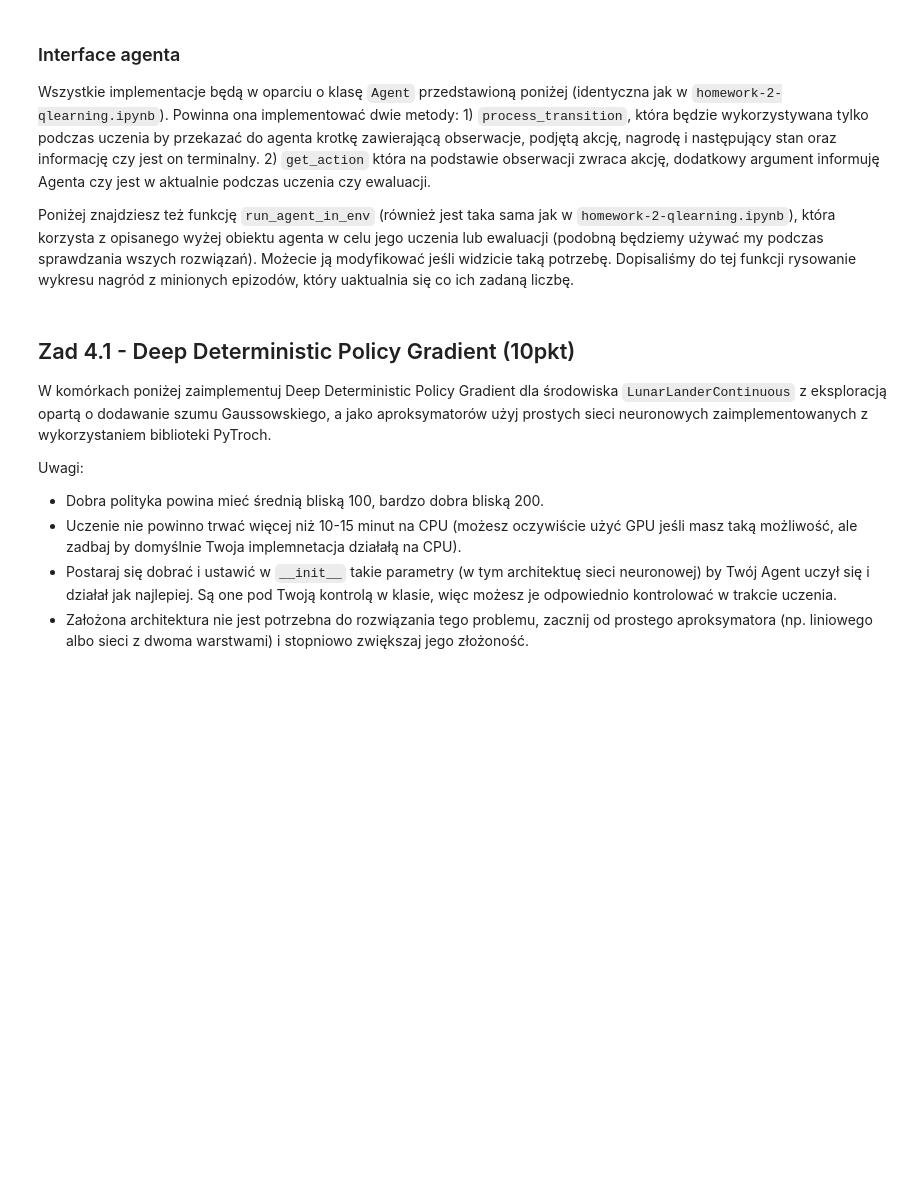
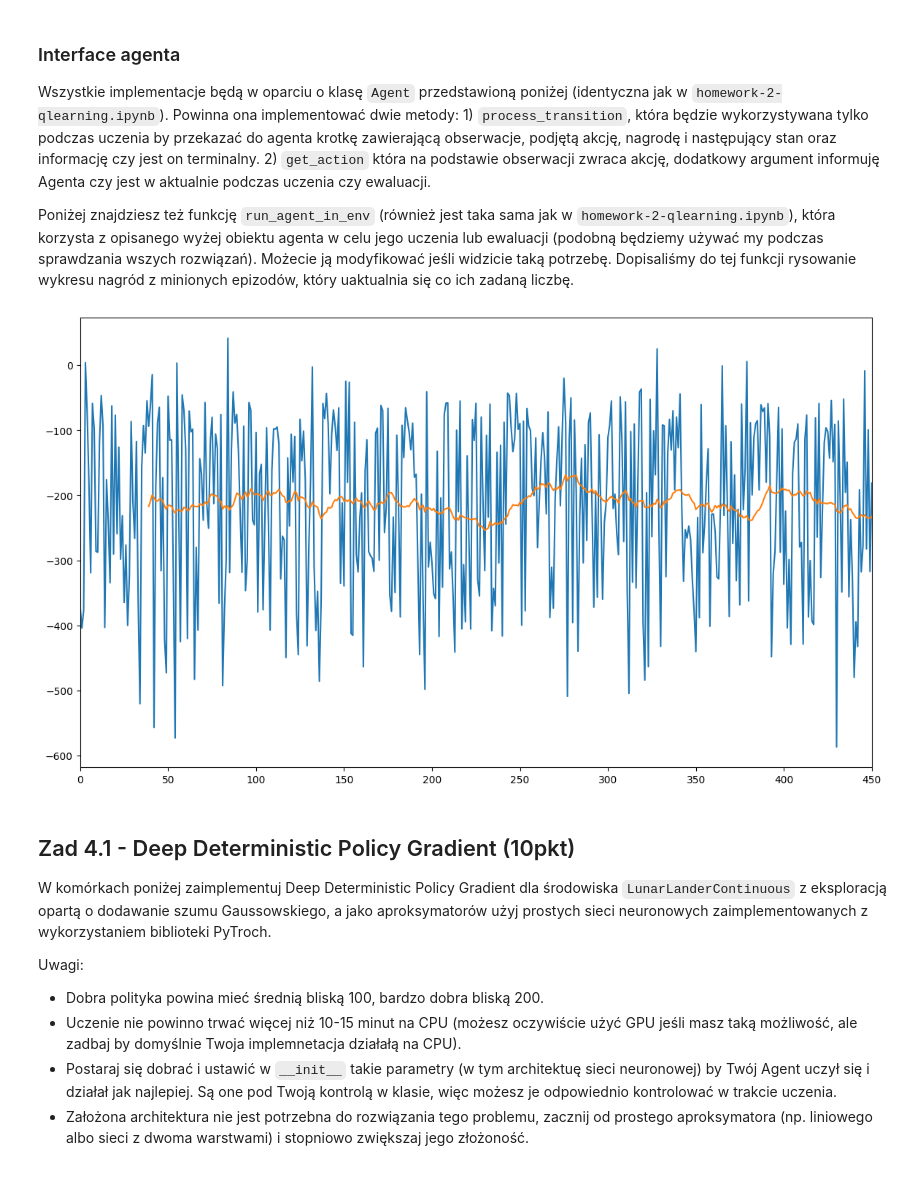
Before and after one commit to Mimikkk/2023-zimo, a Jupyter notebook: exercise-4-mcts/clear.ipynb, the cells around one changed output. Saved outputs shown, nothing was run; the diff lists cells and outputs as text; code cells hidden in the pictures; blank space fills up the shorter version.

```diff
--- a/exercise-4-mcts/clear.ipynb
+++ b/exercise-4-mcts/clear.ipynb
@@ -16,17 +36,17 @@ Zadanie będzie polegało na implementacji algorytmu Deep Deterministic Policy G
 # Zobacz jak działają środowiska na przykładzie 1000 kroków
 import gymnasium as gym
 
-env = gym.make("LunarLanderContinuous-v2")
+env = gym.make("LunarLanderContinuous-v2", render_mode="rgb_array")
 
 observation = env.reset()
 for _ in range(1000):
-    env.render()
-    action = env.action_space.sample()
-    observation, reward, term, trunc, _ = env.step(action)
-    done = term or trunc
+  env.render()
+  action = env.action_space.sample()
+  observation, reward, term, trunc, _ = env.step(action)
+  done = term or trunc
 
-    if done:
-        observation = env.reset()
+  if done:
+    observation = env.reset()
 env.close()
 # %%
 # `LunarLanderContinuous` to wersja środowiska `LunarLander` z ciągłymi akcjami
@@ -97,19 +132,21 @@ def run_agent_in_env(env, agent, episodes, learning=False, plot=False, plot_inte
 # %%
 # Demonstracja na przykładzie losowego agenta
 env = gym.make("LunarLanderContinuous-v2")
 
 class RandomAgent(Agent):
-    def __init__(self, env):
-        super().__init__(env)
+  def __init__(self, env):
+    super().__init__(env)
 
-    def process_transition(self, observation, action, reward, next_observation, done):
-        pass
+  def process_transition(self, observation, action, reward, next_observation, done):
+    pass
 
-    def get_action(self, observation, learning):
-        return self.action_space.sample()
+  def get_action(self, observation, learning):
+    return self.action_space.sample()
 
 random_agent = RandomAgent(env)
-rewards = run_agent_in_env(env, random_agent, 1000, plot=True, plot_interval=50)
+rewards = run_agent_in_env(env, random_agent, 500, plot=True, plot_interval=50)
+# %% [output]
+[figure, added]
 # %% [markdown]
 ## Zad 4.1 - Deep Deterministic Policy Gradient (10pkt)
 
```
Also changed, not shown: parts of 17 cells of this notebook.
